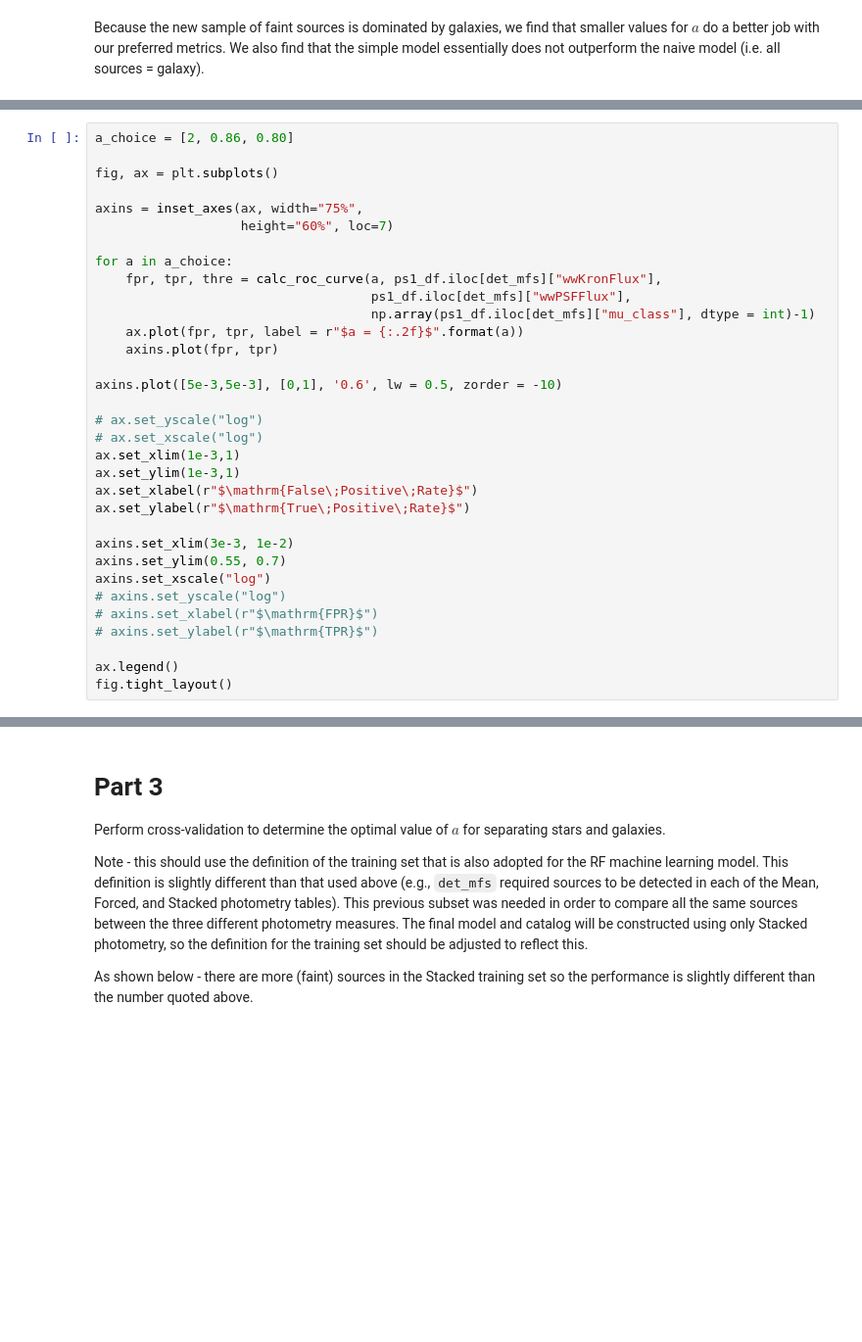
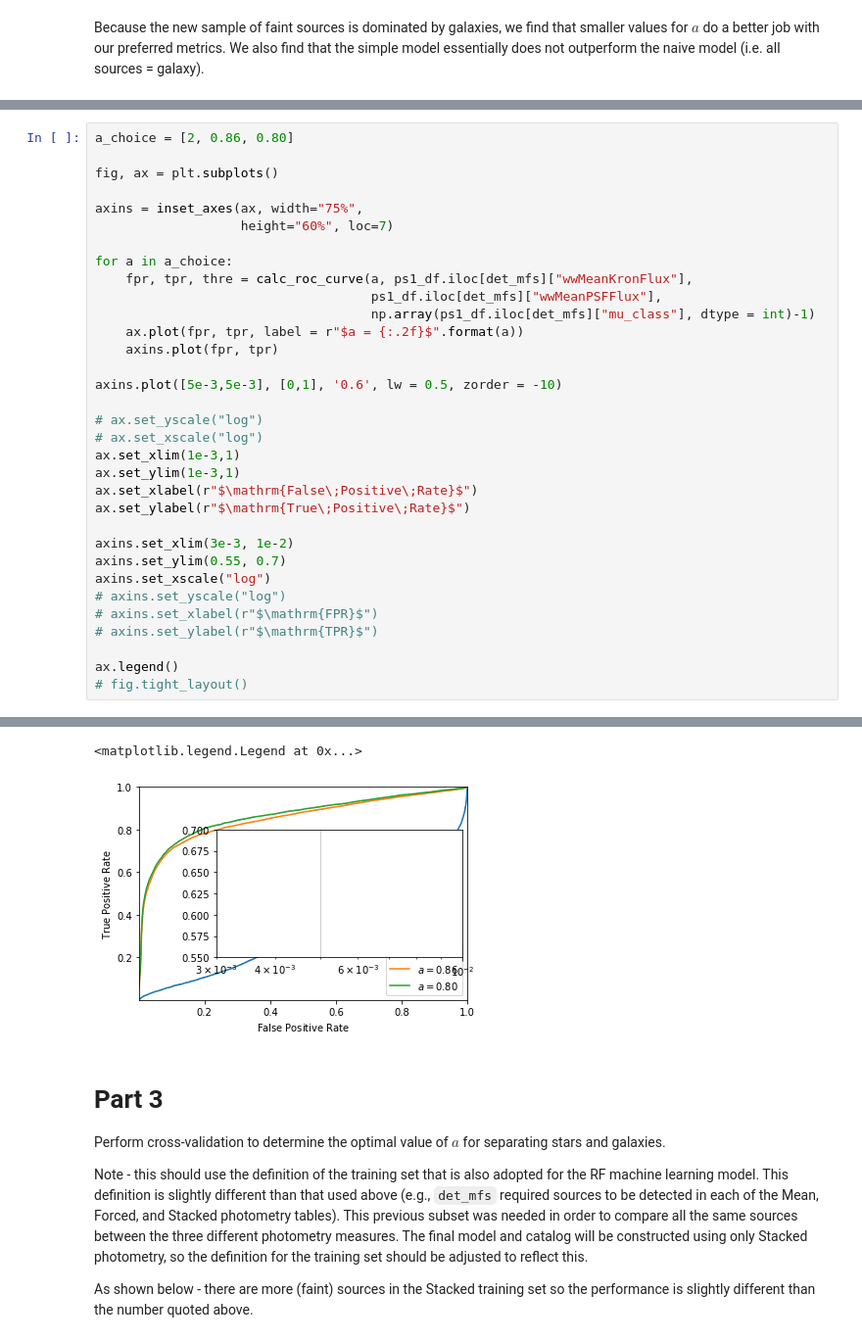
Before and after one commit to Hallflower20/PS1_star_galaxy, a Jupyter notebook: PS1casjobs/CompareMeanForcedStacked.ipynb, the cells around one changed output, grey strips where cells are left out. Shown at 98% size. Saved outputs shown, nothing was run; the diff lists cells and outputs as text; blank space fills up the shorter version.

```diff
--- a/PS1casjobs/CompareMeanForcedStacked.ipynb
+++ b/PS1casjobs/CompareMeanForcedStacked.ipynb
@@ -675,8 +673,8 @@ axins = inset_axes(ax, width="75%",
                    height="60%", loc=7)
 
 for a in a_choice:
-    fpr, tpr, thre = calc_roc_curve(a, ps1_df.iloc[det_mfs]["wwKronFlux"],
-                                    ps1_df.iloc[det_mfs]["wwPSFFlux"],
+    fpr, tpr, thre = calc_roc_curve(a, ps1_df.iloc[det_mfs]["wwMeanKronFlux"],
+                                    ps1_df.iloc[det_mfs]["wwMeanPSFFlux"],
                                     np.array(ps1_df.iloc[det_mfs]["mu_class"], dtype = int)-1)
     ax.plot(fpr, tpr, label = r"$a = {:.2f}$".format(a))
     axins.plot(fpr, tpr)
@@ -698,5 +696,5 @@ axins.set_xscale("log")
 # axins.set_ylabel(r"$\mathrm{TPR}$")
 
 ax.legend()
-fig.tight_layout()
+# fig.tight_layout()
 # %% [output]
@@ -705,3 +701,5 @@ fig.tight_layout()
+<matplotlib.legend.Legend at 0x...>
+[figure, added]
 # %% [markdown]
 # Part 3
 
```
Also changed, not shown: parts of 16 cells of this notebook, 2 other files.
